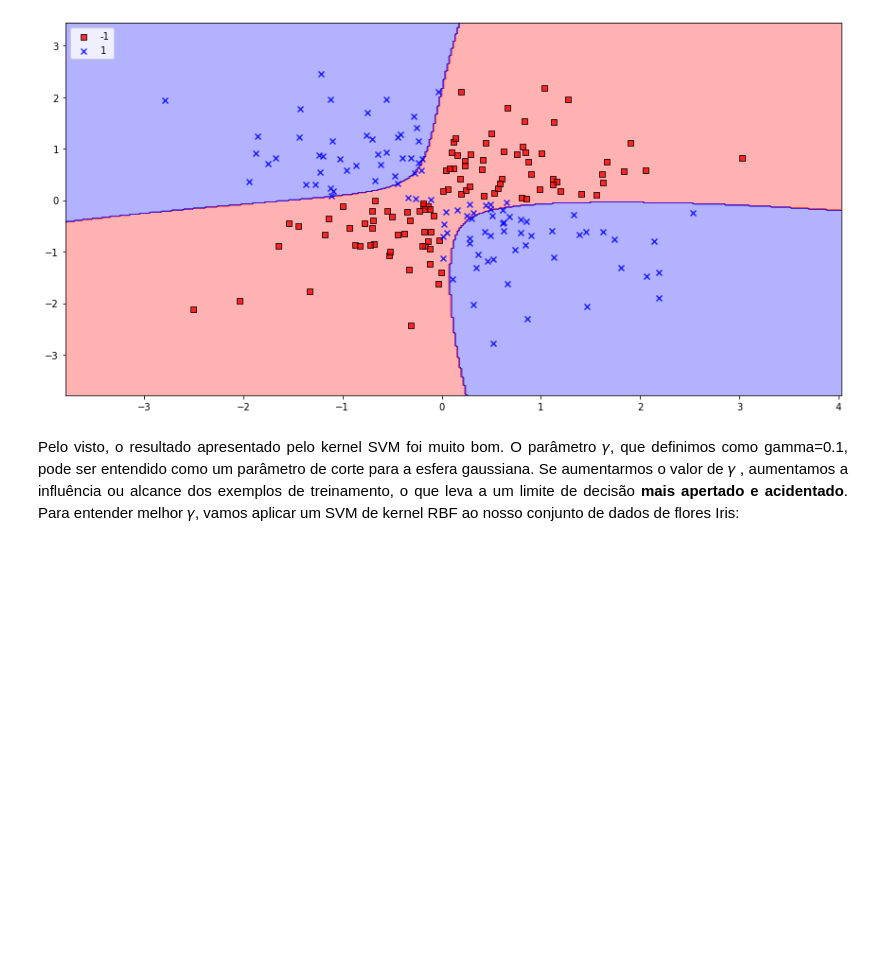
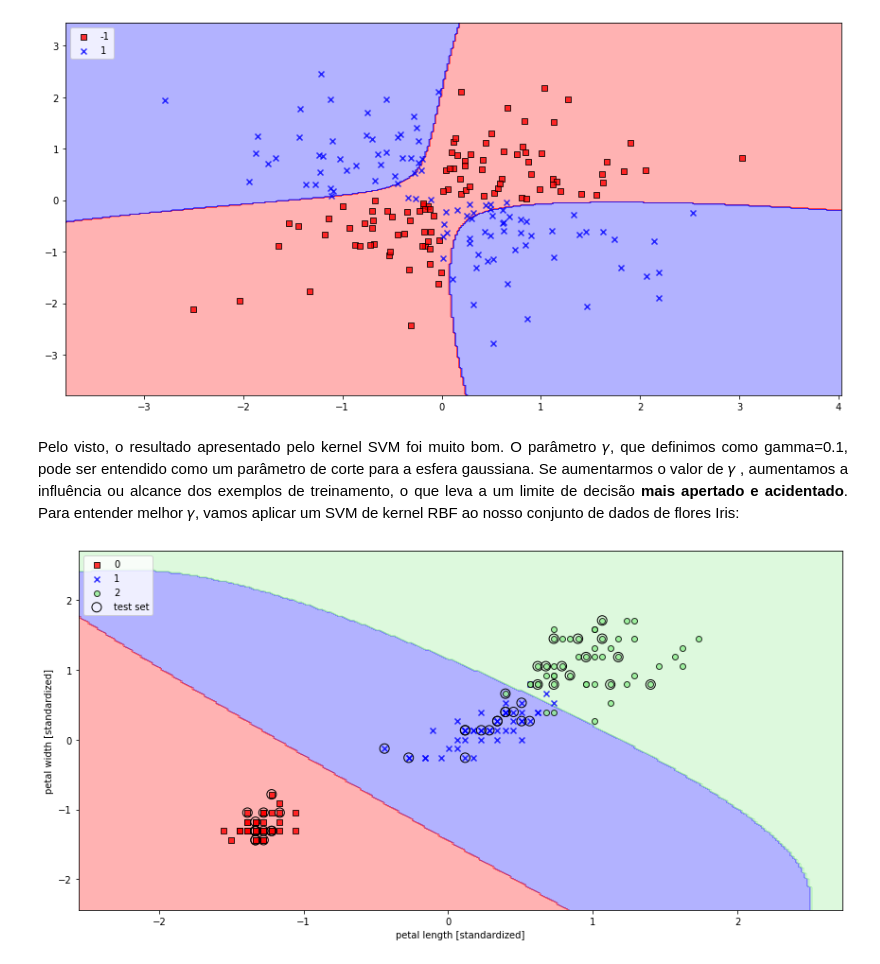
Before and after one commit to willianpina/Machine_Learning_Studies, a Jupyter notebook: Um tour pelos classificadores - scikit learn.ipynb, the cells around one changed output. Cells and saved outputs as stored; diff of their text form; code cells hidden in the pictures; blank space fills up the shorter version.

```diff
--- a/Um tour pelos classificadores - scikit learn.ipynb
+++ b/Um tour pelos classificadores - scikit learn.ipynb
@@ -350,3 +350,21 @@ plt.show()
 [figure]
 # %% [markdown]
 <p align='justify'>Pelo visto, o resultado apresentado pelo kernel SVM foi muito bom. O parâmetro 𝛾, que definimos como gamma=0.1, pode ser entendido como um parâmetro de corte para a esfera gaussiana. Se aumentarmos o valor de 𝛾 , aumentamos a influência ou alcance dos exemplos de treinamento, o que leva a um limite de decisão <b>mais apertado e acidentado</b>. Para entender melhor 𝛾, vamos aplicar um SVM de kernel RBF ao nosso conjunto de dados de flores Iris:</p>
+# %%
+from sklearn.svm import SVC
+
+# Treinando o modelo
+svm = SVC(kernel='rbf', random_state=1, gamma=0.2, C=1.0) # Alteramos os parâmetros gamma e C.
+svm.fit(X_train_std, y_train) # Colocamos os valores para o Cj Dados Iris
+
+plt.figure(figsize=(12,6))
+plot_decision_regions(X_combined_std, y_combined,
+                      classifier=svm, test_idx=range(105, 150))
+plt.xlabel('petal length [standardized]')
+plt.ylabel('petal width [standardized]')
+plt.legend(loc='upper left')
+plt.tight_layout()
+
+plt.show()
+# %% [output]
+[figure, added]
```
Also changed, not shown: parts of 10 cells of this notebook, 1 other file.
